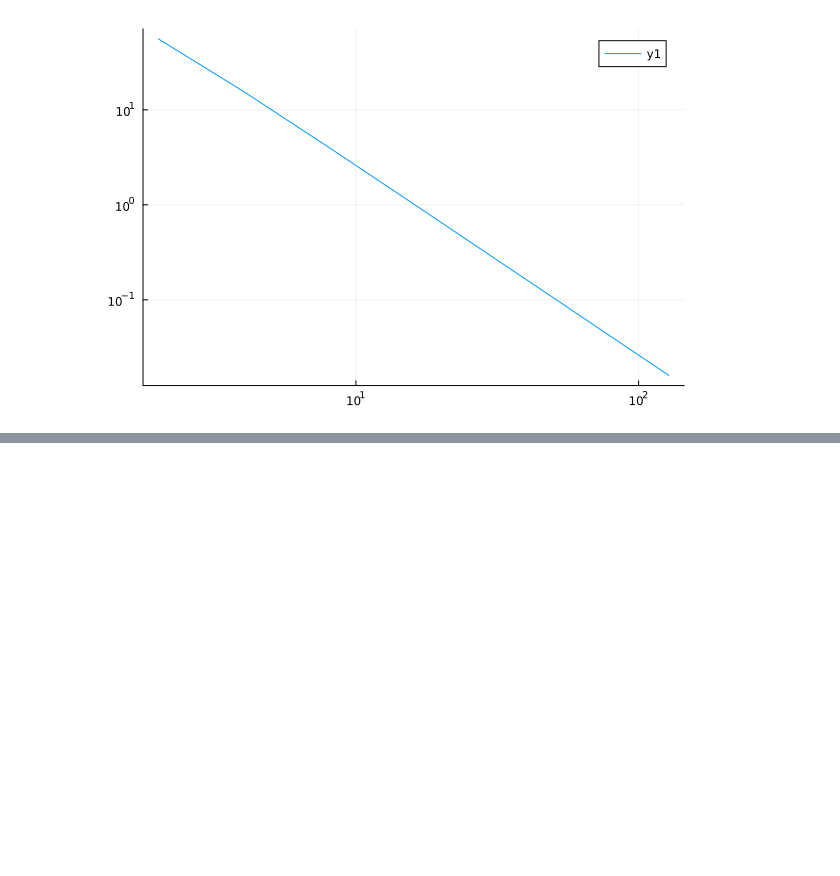
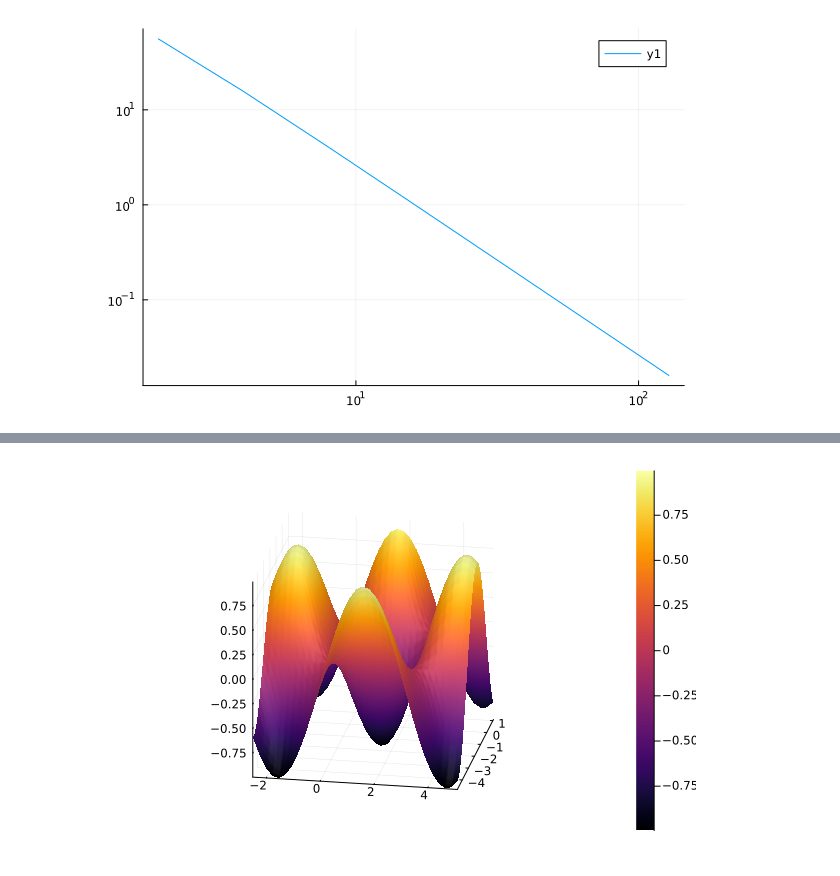
Before and after one commit to jkbch/FEM, a Jupyter notebook: week 2/Claras_julia_week2.ipynb, the cells around one changed output, grey strips where cells are left out. Saved outputs shown, nothing was run; the diff lists cells and outputs as text; code cells hidden in the pictures; blank space fills up the shorter version.

```diff
--- a/week 2/Claras_julia_week2.ipynb
+++ b/week 2/Claras_julia_week2.ipynb
@@ -276,0 +265,4 @@ in expression starting at In[6]:2
+# %%
+function ConstructBnodes(VX,VY,EToV,tol, fd)
+    return findall(abs.(fd.(VX,VY)) .<= tol)
+end
@@ -276,0 +271,14 @@ in expression starting at In[6]:2
+# %%
+#=
+function neubc(VX,VY,EToV,beds,q,b)
+    i = EToV[CartesianIndex.(beds[:,1], beds[:,2])]
+    j = EToV[CartesianIndex.(beds[:,1], beds[:,2].%3 .+ 1)]
+
+    q1 = q.*sqrt.((VX[j]-VX[i]).^2+(VX[j]+ VX[i]).^2)./2
+
+    b[i] -= q1
+    b[j] -= q1
+
+    return b
+end
+=#
@@ -276,0 +348,45 @@ in expression starting at In[6]:2
+# %%
+# Parameters
+x0 = -2.5
+y0 = -4.8
+L1 = 7.6
+L2 = 5.9
+noelm1 = 32
+noelm2 = 32
+qt(x,y) = 2*sin(x)*sin(y)
+f(x,y) = sin(x)*sin(y)
+
+ux(x,y) = cos(x)*sin(y)
+uy(x,y) = sin(x)*cos(y)
+
+function q(x1, y1, x2, y2)
+    dx = x2-x1
+    dy = y2 - y1
+
+    norm = sqrt(dx^2 + dy^2)
+    n1 = dy/norm
+    n2 = -dx/norm
+
+    xc = (x1 + x2)/2
+    yc = (y1 + y2)/2
+
+    return -(ux(xc, yc)*n1 +uy(xc, yc)*n2)
+end
+
+VX, VY = xy(x0, y0, L1, L2, noelm1, noelm2)
+EToV = conelmtab(noelm1, noelm2)
+distN(x, y) = min(x-x0, y-y0)
+distD(x, y) = min(x0+L1-x, y0+L2-y)
+
+us, e = solveNDBVP(VX, VY, EToV, qt, q, f, distN, distD)
+
+#display(us)
+
+#display(e)
+p1 = plot(VX[:], VY[:], us, st=:surface,camera=(10,20))
+p2 = plot(VX[:], VY[:], f.(VX, VY), st=:surface,camera=(10,20))
+
+#display(p1)
+#display(p2)
+# %% [output]
+[figure, added]
```
Also changed, not shown: parts of 13 cells of this notebook.
